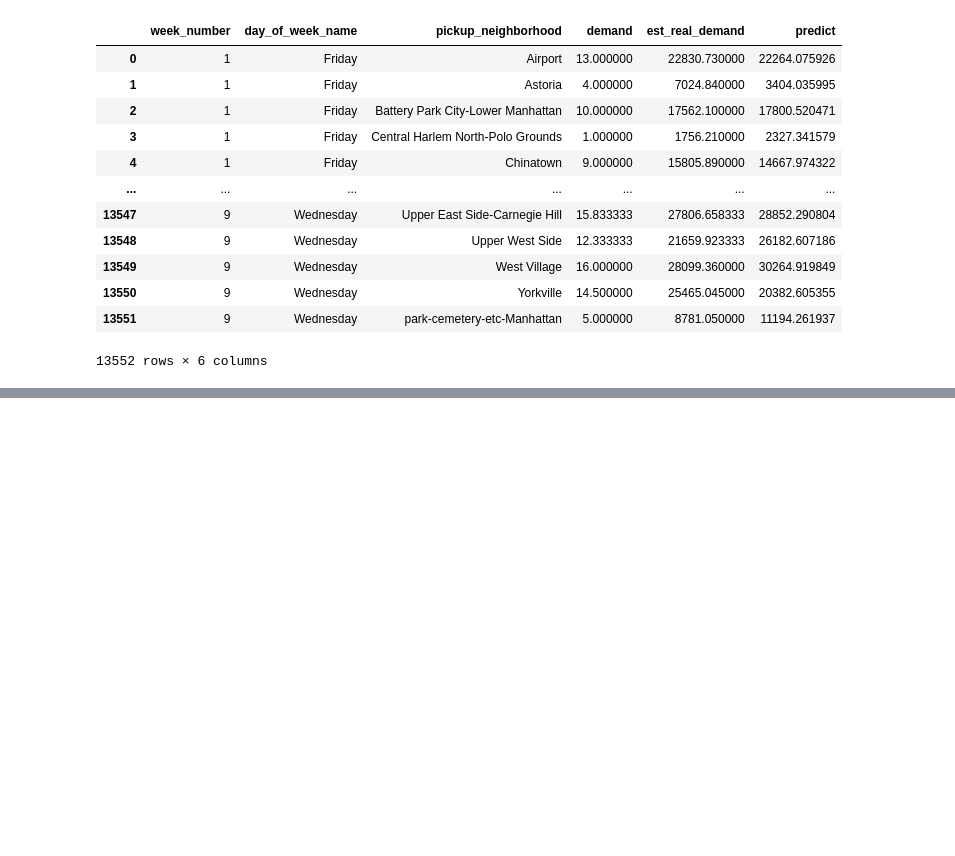
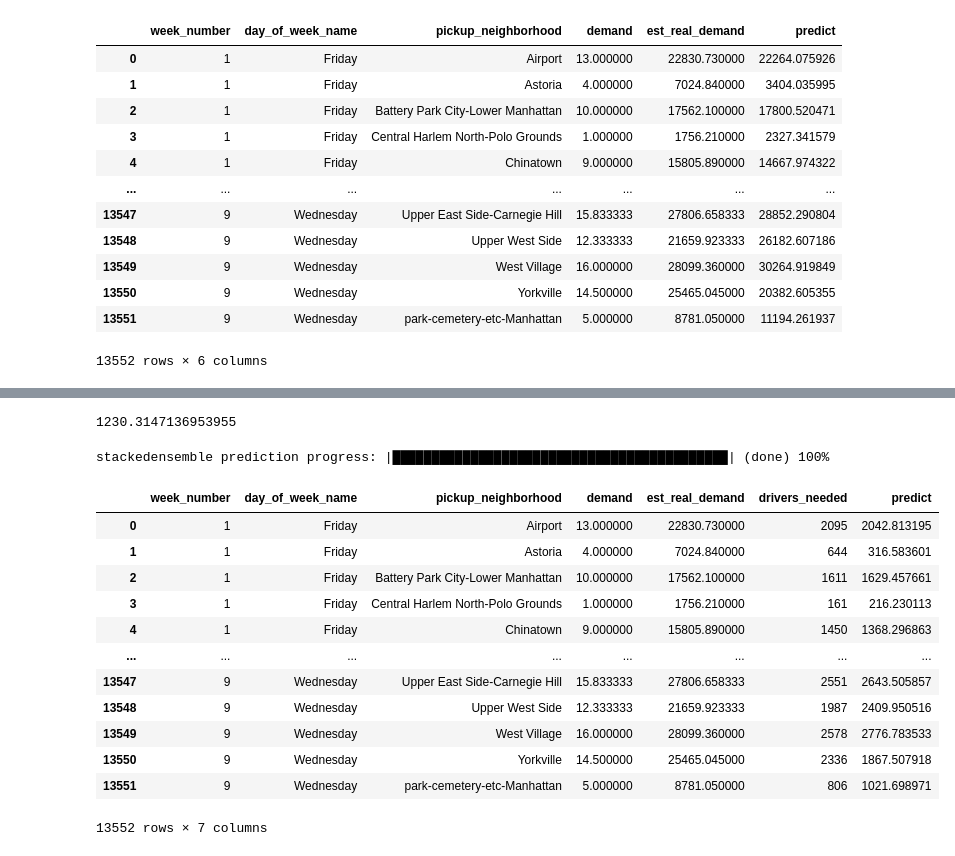
Before and after one commit to rodrigogtz99/Uber_Demand, a Jupyter notebook: data_exploration.ipynb, the cells around one changed output, grey strips where cells are left out. Cells and saved outputs as stored; diff of their text form; code cells hidden in the pictures; blank space fills up the shorter version.

```diff
--- a/data_exploration.ipynb
+++ b/data_exploration.ipynb
@@ -1620,0 +1619,3 @@ drivers_needed
+# %%
+daily_demand['drivers_needed'] = daily_demand['est_real_demand'] / 10.9 #average daily uber rides per driver
+daily_demand
@@ -1620,0 +1636,3 @@ drivers_needed
+# %%
+daily_demand['drivers_needed'] = daily_demand['drivers_needed'].round().astype(int)
+daily_demand
@@ -1620,0 +1653,3 @@ drivers_needed
+# %%
+test1 = daily_demand.drop(['drivers_needed'], axis=1)
+train1 = daily_demand
@@ -1620,0 +1672,16 @@ drivers_needed
+# %%
+h2o.init()  # Initialize the H2O cluster
+
+h2o_train1 = h2o.H2OFrame(train1)
+h2o_test = h2o.H2OFrame(test1)
+
+X = ['week_number','day_of_week_name','pickup_neighborhood']
+y = 'drivers_needed'
+
+automl=H2OAutoML(max_models=10,
+                 seed=42,   # random_state
+                 max_runtime_secs=300,
+                 sort_metric='RMSE')
+automl.train(x=X,
+             y=y,
+             training_frame=h2o_train1)
@@ -1620,0 +1735,24 @@ drivers_needed
+# %%
+train1['drivers_needed'].mean()
+# %% [output]
+1230.3147136953955
+# %%
+driver_predictions_daily = automl.leader.predict(h2o_test)
+predictions_drivers = driver_predictions_daily.as_data_frame()
+drivers_needed = pd.concat([train1, predictions_drivers], axis=1)
+drivers_needed
+# %% [output]
+stackedensemble prediction progress: |███████████████████████████████████████████| (done) 100%
+|  | week_number | day_of_week_name | pickup_neighborhood | demand | est_real_demand | drivers_needed | predict |
+| 0 | 1 | Friday | Airport | 13.000000 | 22830.730000 | 2095 | 2042.813195 |
+| 1 | 1 | Friday | Astoria | 4.000000 | 7024.840000 | 644 | 316.583601 |
+| 2 | 1 | Friday | Battery Park City-Lower Manhattan | 10.000000 | 17562.100000 | 1611 | 1629.457661 |
+| 3 | 1 | Friday | Central Harlem North-Polo Grounds | 1.000000 | 1756.210000 | 161 | 216.230113 |
+| 4 | 1 | Friday | Chinatown | 9.000000 | 15805.890000 | 1450 | 1368.296863 |
+| ... | ... | ... | ... | ... | ... | ... | ... |
+| 13547 | 9 | Wednesday | Upper East Side-Carnegie Hill | 15.833333 | 27806.658333 | 2551 | 2643.505857 |
+| 13548 | 9 | Wednesday | Upper West Side | 12.333333 | 21659.923333 | 1987 | 2409.950516 |
+| 13549 | 9 | Wednesday | West Village | 16.000000 | 28099.360000 | 2578 | 2776.783533 |
+| 13550 | 9 | Wednesday | Yorkville | 14.500000 | 25465.045000 | 2336 | 1867.507918 |
+| 13551 | 9 | Wednesday | park-cemetery-etc-Manhattan | 5.000000 | 8781.050000 | 806 | 1021.698971 |
+13552 rows × 7 columns
```
Also changed, not shown: parts of 36 cells of this notebook, 4 other files.
